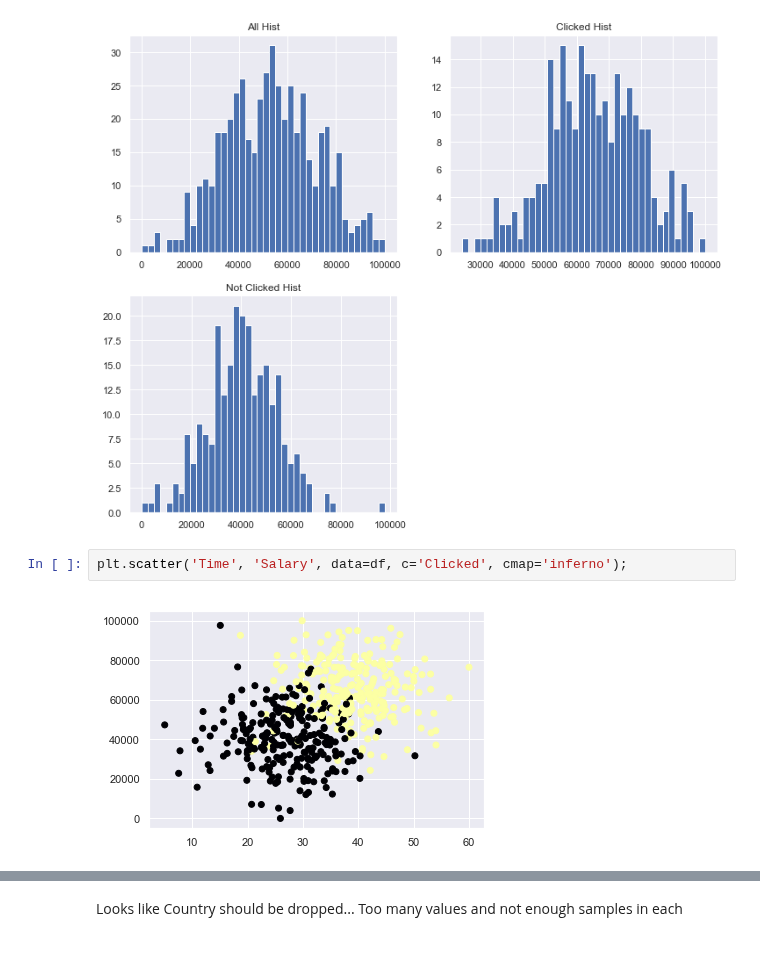
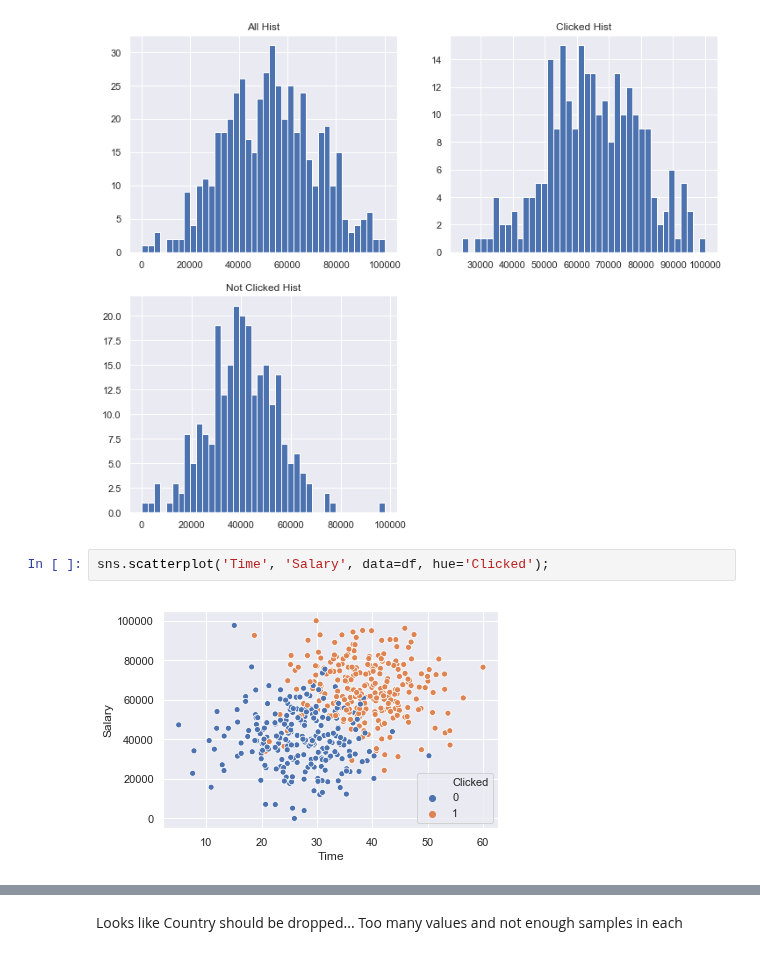
Before and after one commit to jacobskr/ML_Python, a Jupyter notebook: Machine Learning Classification Bootcamp/Logistic Regression/Logistic Regression - Predict Customer Clicks on FB Ads.ipynb, the cells around one changed output, grey strips where cells are left out. Cells and saved outputs as stored; diff of their text form.

```diff
--- a/Machine Learning Classification Bootcamp/Logistic Regression/Logistic Regression - Predict Customer Clicks on FB Ads.ipynb
+++ b/Machine Learning Classification Bootcamp/Logistic Regression/Logistic Regression - Predict Customer Clicks on FB Ads.ipynb
@@ -101,6 +101,6 @@ plt.title("Not Clicked Hist");
 # %% [output]
 [figure]
 # %%
-plt.scatter('Time', 'Salary', data=df, c='Clicked', cmap='inferno');
+sns.scatterplot('Time', 'Salary', data=df, hue='Clicked');
 # %% [output]
-[figure, old version]
+[figure, new version]
```
Also changed, not shown: parts of 4 cells of this notebook.
